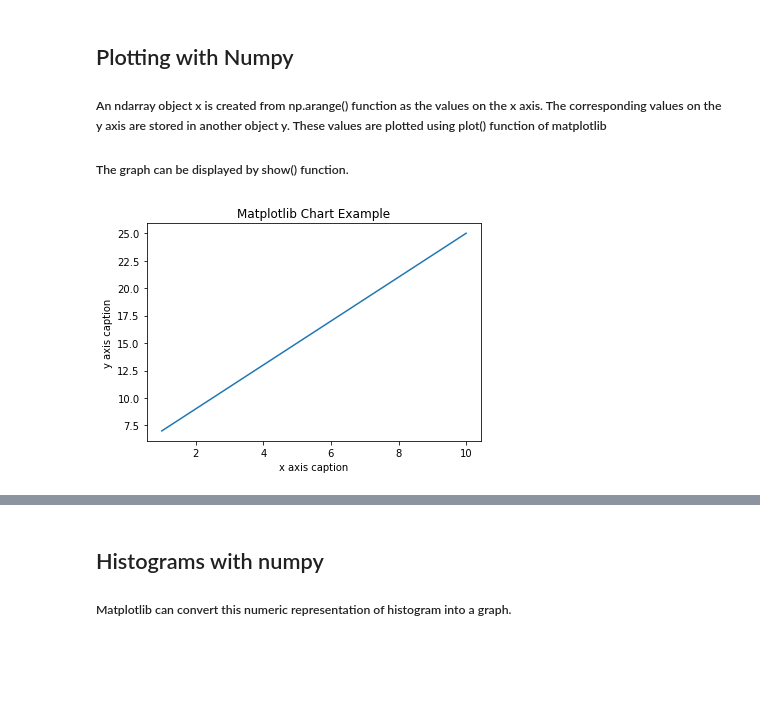
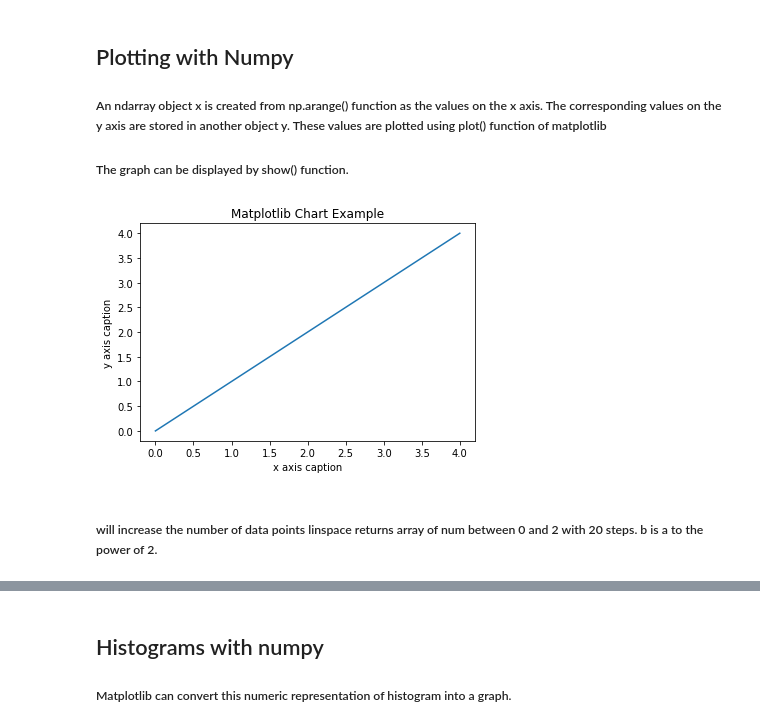
Before and after one commit to abigailCul/EmergingTechnologies, a Jupyter notebook: numpy-random.ipynb, the cells around one changed output, grey strips where cells are left out. Saved outputs shown, nothing was run; the diff lists cells and outputs as text; code cells hidden in the pictures; blank space fills up the shorter version.

Commit message:
plotting and references

```diff
--- a/numpy-random.ipynb
+++ b/numpy-random.ipynb
@@ -97,12 +97,14 @@ array([ 0,  1,  2,  3,  4,  5,  6,  7,  8,  9, 10, 11, 12, 13, 14])
 
 ##### The graph can be displayed by show() function.
 # %%
-x = np.arange(1,11)
-y = 2 * x + 5
+x = [0,2,4]
+y = [0,2,4]
 plt.title("Matplotlib Chart Example")
 plt.xlabel("x axis caption")
 plt.ylabel("y axis caption")
 plt.plot(x,y)
 plt.show()
 # %% [output]
-[figure, old version]
+[figure, new version]
+# %% [markdown]
+##### will increase the number of data points linspace returns array of num between 0 and 2 with 20 steps. b is a to the power of 2.
```
Also changed, not shown: parts of 19 cells of this notebook.
